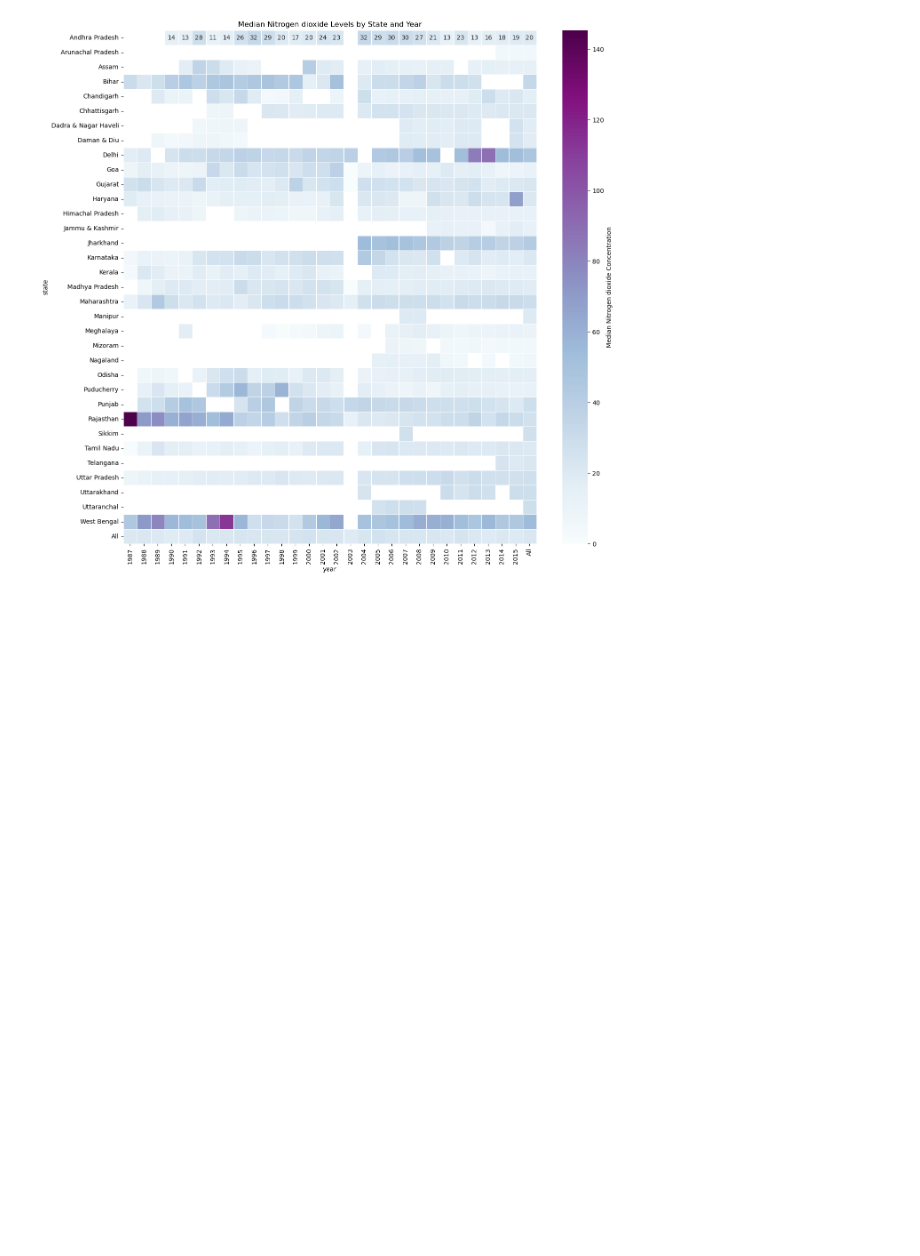
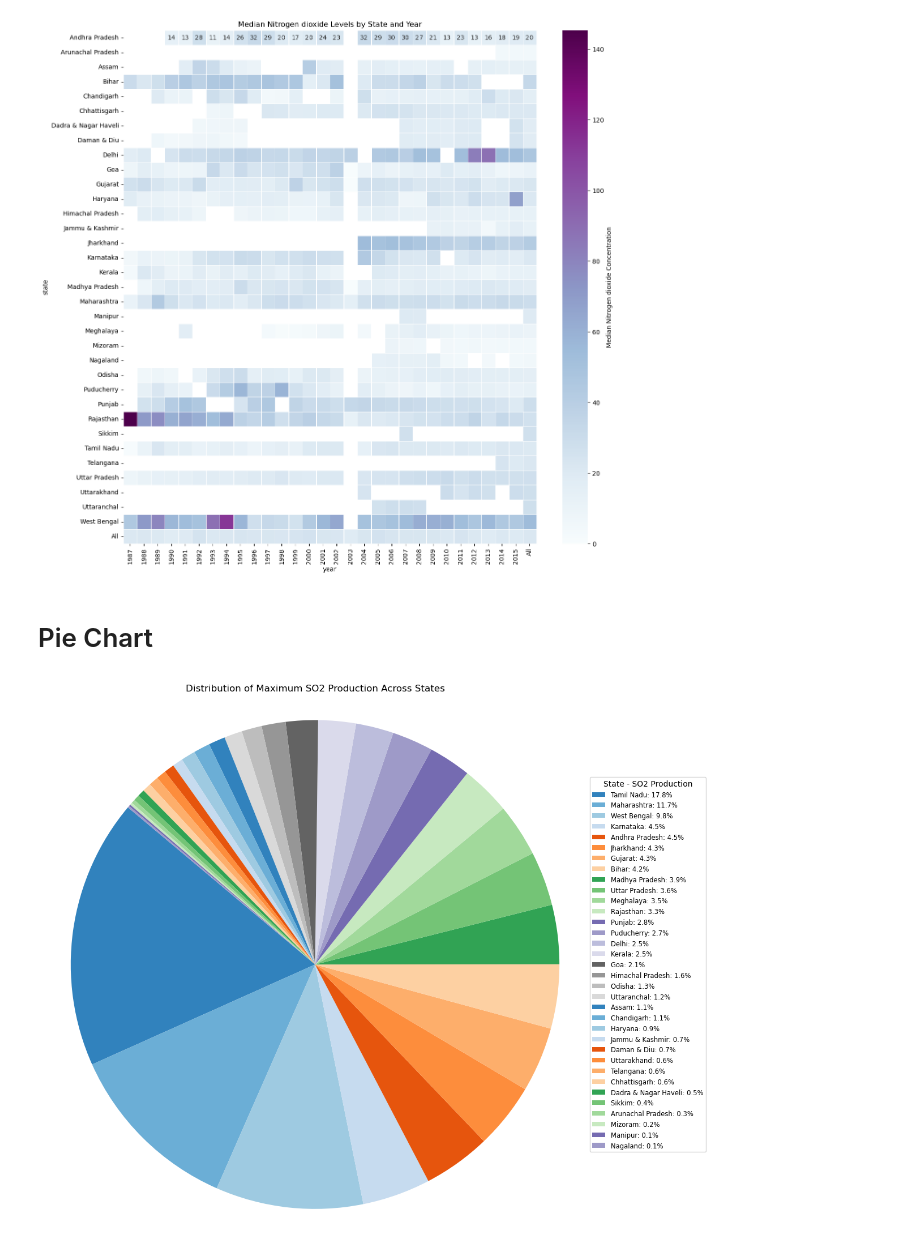
Before and after one commit to biostat821-2024/Environmental-Data-Visualization-, a Jupyter notebook: src/end_to_end.ipynb, the cells around one changed output. Drawn from its saved outputs; the diff is of its cells as text; code cells hidden in the pictures; blank space fills up the shorter version.

```diff
--- a/src/end_to_end.ipynb
+++ b/src/end_to_end.ipynb
@@ -59,3 +61,18 @@ viz.heatmap_pollutant_by_state_and_year("so2")
 viz.heatmap_pollutant_by_state_and_year("no2")
 # %% [output]
 [figure]
+# %% [markdown]
+# Pie Chart
+# %%
+# # Get the data using state_max_so2 method
+state_max_so2_data = env.state_max_so2()
+
+# # Create DataFrame from the output of state_max_so2
+state_max_so2_df = pd.DataFrame(state_max_so2_data).reset_index()
+# %%
+# Plot chart using the DataFrame
+so2_chart = SO2PieChart(state_max_so2_df)
+so2_chart.process_data()
+so2_chart.plot_chart()
+# %% [output]
+[figure, added]
```
Also changed, not shown: parts of 1 cell of this notebook, 1 other file.
